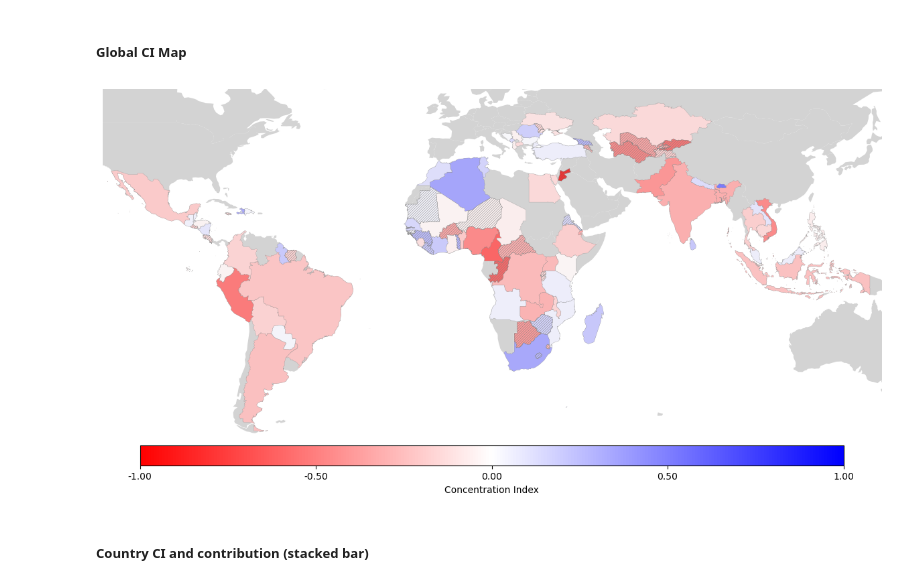
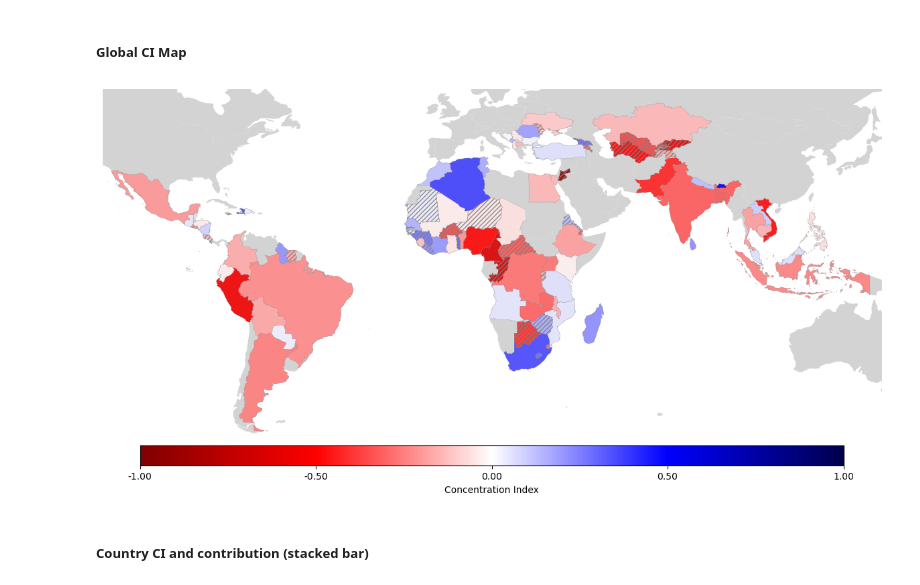
Before and after one commit to mvbnffc/flood-wealth, a Jupyter notebook: notebooks/1_observed_figures.ipynb, the cells around one changed output. Cells and saved outputs as stored; diff of their text form; code cells hidden in the pictures.

```diff
--- a/notebooks/1_observed_figures.ipynb
+++ b/notebooks/1_observed_figures.ipynb
@@ -148,14 +150,14 @@ uncertain_metrics['shapeName'].to_csv(f'uncertain_countries_et-{exposure_thresho
 # Plot a map of the observed CI metrics
 # Map parameters
 figsize = (15, 10)
-colormap = plt.cm.bwr.reversed()
+colormap = plt.cm.seismic.reversed()
 colormap_min = -1
 colormap_max = 1
 metric = "CI"
 label = "Concentration Index"
-hatch_pattern       = "/////////"
-mpl.rcParams['hatch.linewidth'] = 0.4
-mpl.rcParams['hatch.color'] = 'black'
+hatch_pattern       = "/////"
+mpl.rcParams['hatch.linewidth'] = 1
+mpl.rcParams['hatch.color'] = 'gray'
 base_crs = "EPSG:4326"
 proj_crs = "EPSG:4326"
 # Set map boundaries
@@ -209,37 +211,37 @@ if metric in map_df.columns:
                             alpha=0.9)
 
     # Hash out uncertain countries
     uncertain_df[valid_data].plot(facecolor="none",
-                       edgecolor='grey',
+                       edgecolor='gray',
                        linewidth=0.2,
                        hatch=hatch_pattern,
                        ax=ax,
                        alpha=0.9)
 
     sm = ScalarMappable(cmap=colormap, norm=norm)
     sm.set_array([])
 
     # Create the colorbar with custom positioning
     cax = fig.add_axes([0.162, 0.2, 0.7, 0.03])  # [left, bottom, width, height]
     cbar = fig.colorbar(sm, cax=cax, orientation='horizontal')
     # Create evenly spaced ticks (5 ticks including min and max)
     tick_values = np.linspace(colormap_min, colormap_max, 5)
     cbar.set_ticks(tick_values)
     # Format the tick labels to have fewer decimal places
     cbar.set_ticklabels([f"{v:.2f}" for v in tick_values])
     cbar.set_label(label)
 
 # Set extent
 ax.set_xlim(xmin, xmax)
 ax.set_ylim(ymin, ymax)
 
 # Turn off the axis
 ax.set_axis_off()
 
-# plt.show()
-plt.savefig(fr"C:\Users\Mark.DESKTOP-UFHIN6T\OneDrive - Nexus365\Howden\Write-Up\Paper\Figures\1_observed\observed_national_metrics_fe-{exposure_threshold}_fp-{perc_threshold}.png", dpi=300)
+plt.show()
+# plt.savefig(fr"C:\Users\Mark.DESKTOP-UFHIN6T\OneDrive - Nexus365\Howden\Write-Up\Paper\Figures\1_observed\observed_national_metrics_fe-{exposure_threshold}_fp-{perc_threshold}.png", dpi=300)
 # %% [output]
-[figure, old version]
+[figure, new version]
 # %% [markdown]
 ##### Country CI and contribution (stacked bar)
 # %%
```
Also changed, not shown: parts of 7 cells of this notebook, 1 other file.
